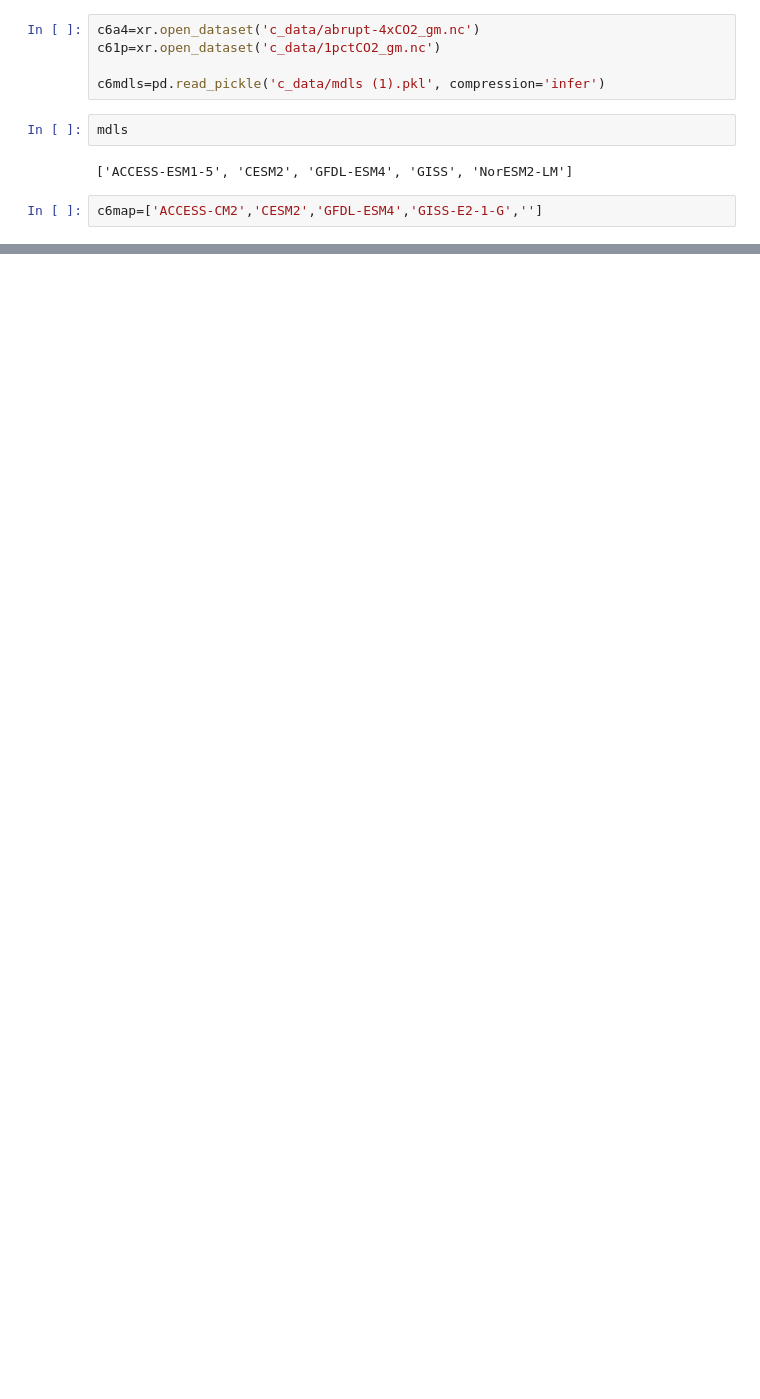
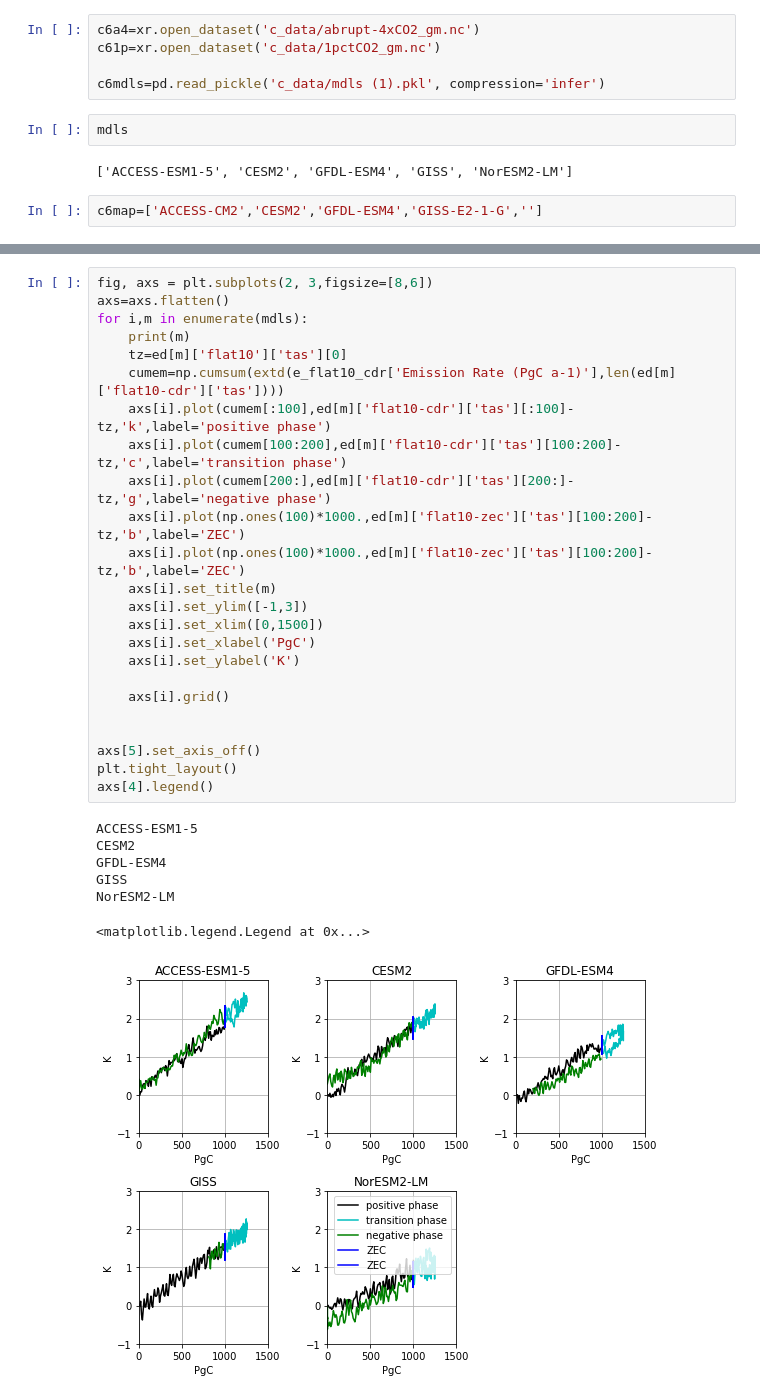
Before and after one commit to ckoven/esm-deck, a Jupyter notebook: flat10_scm_mac.ipynb, the cells around one changed output, grey strips where cells are left out. Drawn from its saved outputs; the diff is of its cells as text; blank space fills up the shorter version.

```diff
--- a/flat10_scm_mac.ipynb
+++ b/flat10_scm_mac.ipynb
@@ -795,0 +808,32 @@ plt.plot(280+np.cumsum(e_flat10_cdr['Emission Rate (PgC a-1)']-ed['NorESM2-LM'][
+# %%
+fig, axs = plt.subplots(2, 3,figsize=[8,6])
+axs=axs.flatten()
+for i,m in enumerate(mdls):
+    print(m)
+    tz=ed[m]['flat10']['tas'][0]
+    cumem=np.cumsum(extd(e_flat10_cdr['Emission Rate (PgC a-1)'],len(ed[m]['flat10-cdr']['tas'])))
+    axs[i].plot(cumem[:100],ed[m]['flat10-cdr']['tas'][:100]-tz,'k',label='positive phase')
+    axs[i].plot(cumem[100:200],ed[m]['flat10-cdr']['tas'][100:200]-tz,'c',label='transition phase')
+    axs[i].plot(cumem[200:],ed[m]['flat10-cdr']['tas'][200:]-tz,'g',label='negative phase')
+    axs[i].plot(np.ones(100)*1000.,ed[m]['flat10-zec']['tas'][100:200]-tz,'b',label='ZEC')
+    axs[i].plot(np.ones(100)*1000.,ed[m]['flat10-zec']['tas'][100:200]-tz,'b',label='ZEC')
+    axs[i].set_title(m)
+    axs[i].set_ylim([-1,3])
+    axs[i].set_xlim([0,1500])
+    axs[i].set_xlabel('PgC')
+    axs[i].set_ylabel('K')
+
+    axs[i].grid()
+
+
+axs[5].set_axis_off()
+plt.tight_layout()
+axs[4].legend()
+# %% [output]
+ACCESS-ESM1-5
+CESM2
+GFDL-ESM4
+GISS
+NorESM2-LM
+<matplotlib.legend.Legend at 0x...>
+[figure, added]
```
Also changed, not shown: parts of 15 cells of this notebook.
